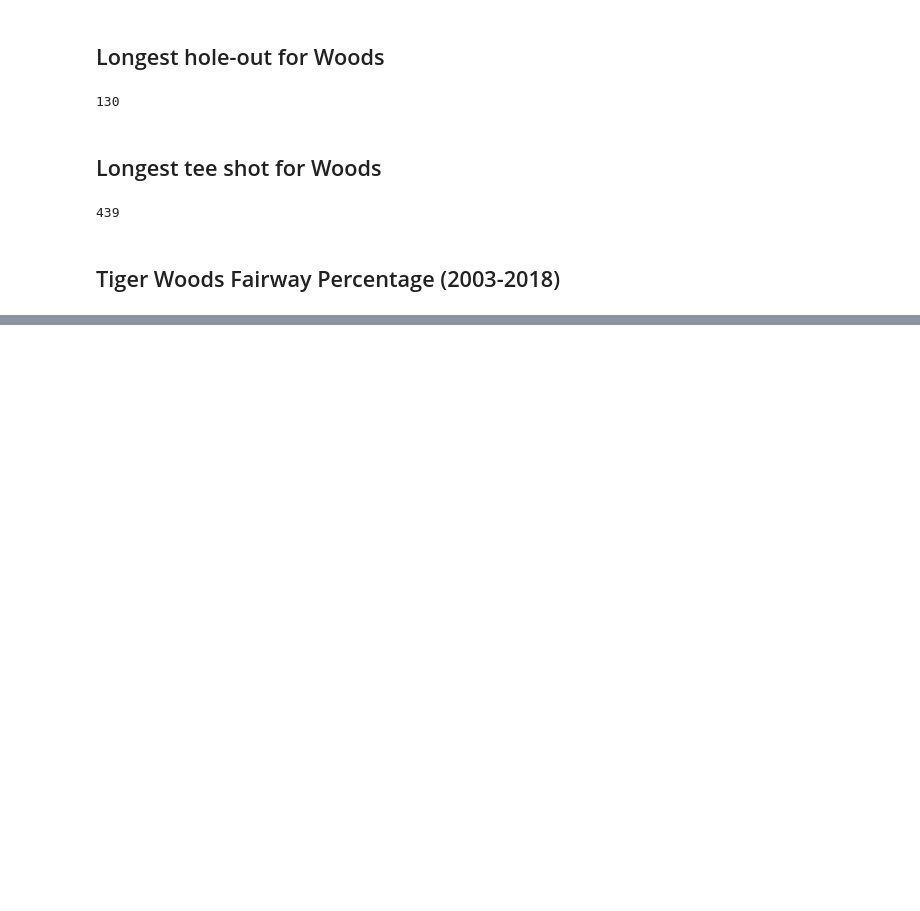
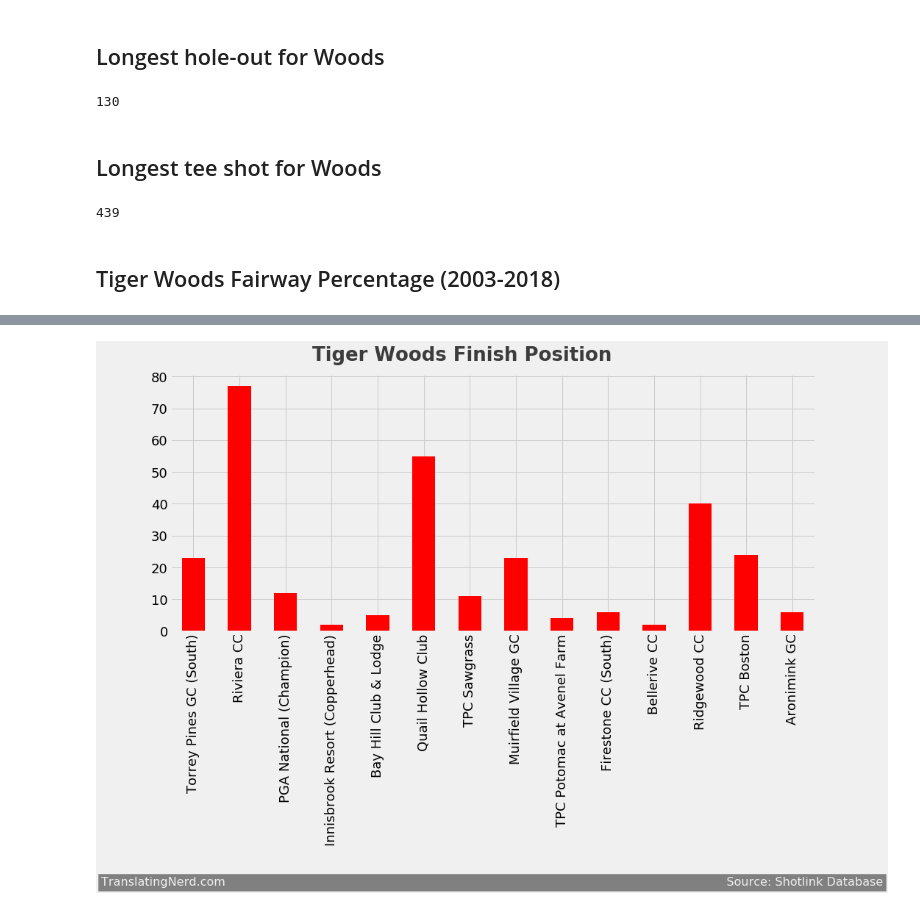
Before and after one commit to nbeaudoin/PGA-Tour-Shotlink-Analytics, a Jupyter notebook: Tiger Woods Basic Analysis.ipynb, the cells around one changed output, grey strips where cells are left out. Cells and saved outputs as stored; diff of their text form; code cells hidden in the pictures; blank space fills up the shorter version.

```diff
--- a/Tiger Woods Basic Analysis.ipynb
+++ b/Tiger Woods Basic Analysis.ipynb
@@ -162,0 +294,5 @@ ax = sns.barplot(x="Year", y="percentage", data=fairway_df)
+# %%
+tournament_finish = [23,77,12,2,5,55,11,23,4,6,2,40,24,6]
+se = pd.Series(tournament_finish)
+fairway_df_2018['Finish'] = se.values
+fairway_df_2018
@@ -162,0 +315,25 @@ ax = sns.barplot(x="Year", y="percentage", data=fairway_df)
+# %%
+import matplotlib.style as style
+style.use('fivethirtyeight')
+import matplotlib.pyplot as plt
+from matplotlib import rcParams
+import numpy as np
+
+
+finish_graph_2018 = fairway_df_2018.plot(color='r', kind='bar', x='Course', y='Finish', figsize = (14,6), legend = False, rot=90)
+plt.xticks(fairway_df_2018.index, fairway_df_2018['Course'])
+
+finish_graph_2018.tick_params(axis = 'both', which = 'major', labelsize = 18)
+finish_graph_2018.axhline(y = 0, color = 'black', linewidth = 2, alpha = .7)
+
+finish_graph_2018.xaxis.label.set_visible(False)
+finish_graph_2018.text(x=-2, y=-80, s = 'TranslatingNerd.com                                                                                                                                     Source: Shotlink Database',
+    fontsize = 16, color = '#f0f0f0', backgroundcolor = 'grey')
+
+finish_graph_2018.text(x = 2, y = 85, s = "    Tiger Woods Finish Position",
+              fontsize = 26, weight = 'bold', alpha = .75);
+
+
+# Graphing source: https://www.dataquest.io/blog/making-538-plots/
+# %% [output]
+[figure, added]
```
Also changed, not shown: parts of 16 cells of this notebook.
